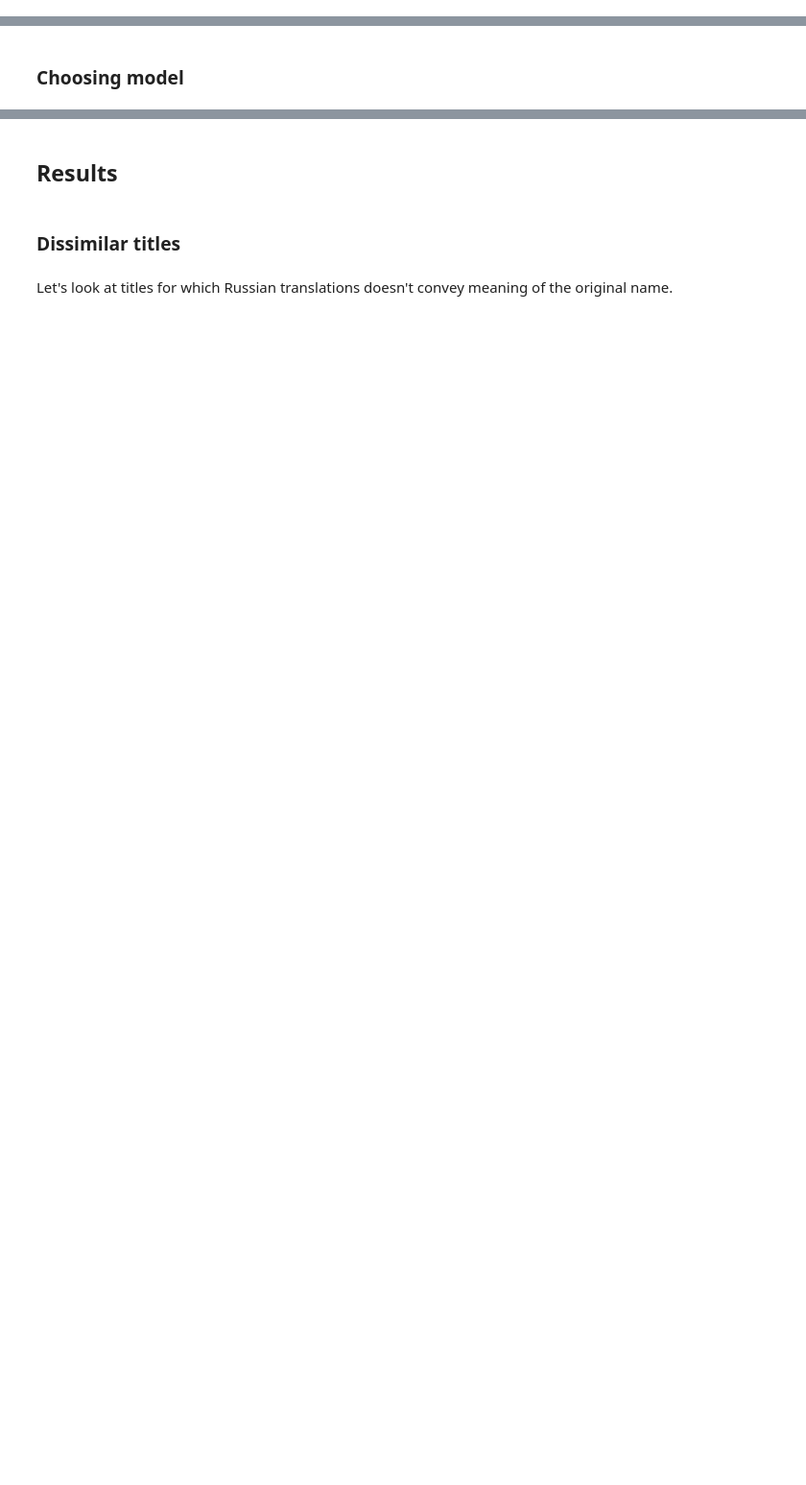
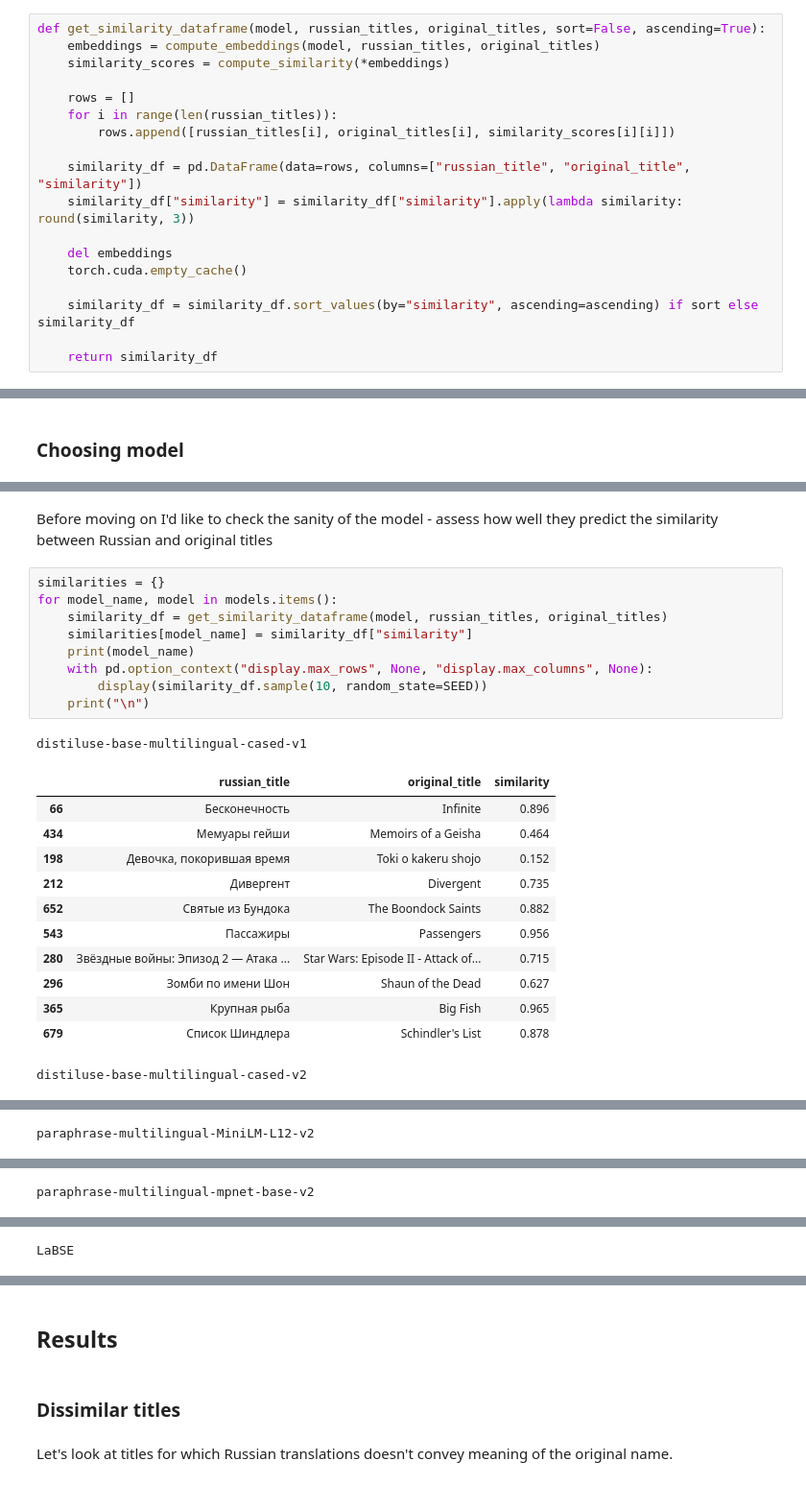
Before and after one commit to Extremesarova/shows_analysis, a Jupyter notebook: analysis/movie_title_translation.ipynb, the cells around one changed output, grey strips where cells are left out. Shown at 96% size. Cells and saved outputs as stored; diff of their text form; blank space fills up the shorter version.

```diff
--- a/analysis/movie_title_translation.ipynb
+++ b/analysis/movie_title_translation.ipynb
@@ -176,0 +202,18 @@ assert movie_df.isna().any().any() == False
+# %%
+def get_similarity_dataframe(model, russian_titles, original_titles, sort=False, ascending=True):
+    embeddings = compute_embeddings(model, russian_titles, original_titles)
+    similarity_scores = compute_similarity(*embeddings)
+
+    rows = []
+    for i in range(len(russian_titles)):
+        rows.append([russian_titles[i], original_titles[i], similarity_scores[i][i]])
+
+    similarity_df = pd.DataFrame(data=rows, columns=["russian_title", "original_title", "similarity"])
+    similarity_df["similarity"] = similarity_df["similarity"].apply(lambda similarity: round(similarity, 3))
+
+    del embeddings
+    torch.cuda.empty_cache()
+
+    similarity_df = similarity_df.sort_values(by="similarity", ascending=ascending) if sort else similarity_df
+
+    return similarity_df
@@ -196,0 +250,25 @@ cosine_scores = util.cos_sim(russian_title_embs, original_title_embs)
+# %% [markdown]
+Before moving on I'd like to check the sanity of the model - assess how well they predict the similarity between Russian and original titles
+# %%
+similarities = {}
+for model_name, model in models.items():
+    similarity_df = get_similarity_dataframe(model, russian_titles, original_titles)
+    similarities[model_name] = similarity_df["similarity"]
+    print(model_name)
+    with pd.option_context("display.max_rows", None, "display.max_columns", None):
+        display(similarity_df.sample(10, random_state=SEED))
+    print("\n")
+# %% [output]
+distiluse-base-multilingual-cased-v1
+|  | russian_title | original_title | similarity |
+| 66 | Бесконечность | Infinite | 0.896 |
+| 434 | Мемуары гейши | Memoirs of a Geisha | 0.464 |
+| 198 | Девочка, покорившая время | Toki o kakeru shojo | 0.152 |
+| 212 | Дивергент | Divergent | 0.735 |
+| 652 | Святые из Бундока | The Boondock Saints | 0.882 |
+| 543 | Пассажиры | Passengers | 0.956 |
+| 280 | Звёздные войны: Эпизод 2 — Атака ... | Star Wars: Episode II - Attack of... | 0.715 |
+| 296 | Зомби по имени Шон | Shaun of the Dead | 0.627 |
+| 365 | Крупная рыба | Big Fish | 0.965 |
+| 679 | Список Шиндлера | Schindler's List | 0.878 |
+distiluse-base-multilingual-cased-v2
@@ -196,0 +286 @@ cosine_scores = util.cos_sim(russian_title_embs, original_title_embs)
+paraphrase-multilingual-MiniLM-L12-v2
@@ -196,0 +298 @@ cosine_scores = util.cos_sim(russian_title_embs, original_title_embs)
+paraphrase-multilingual-mpnet-base-v2
@@ -196,0 +310 @@ cosine_scores = util.cos_sim(russian_title_embs, original_title_embs)
+LaBSE
```
Also changed, not shown: parts of 40 cells of this notebook, 1 other file.
